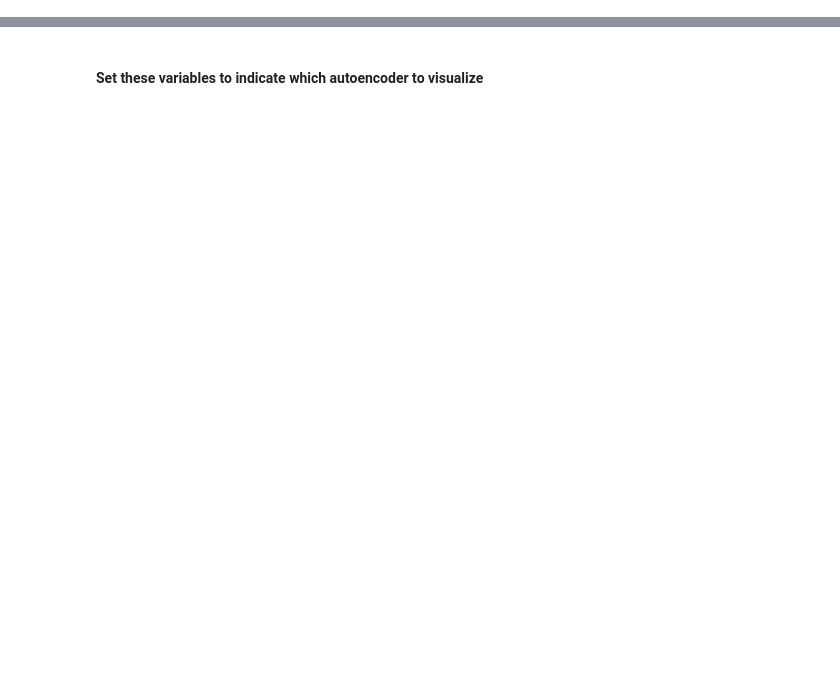
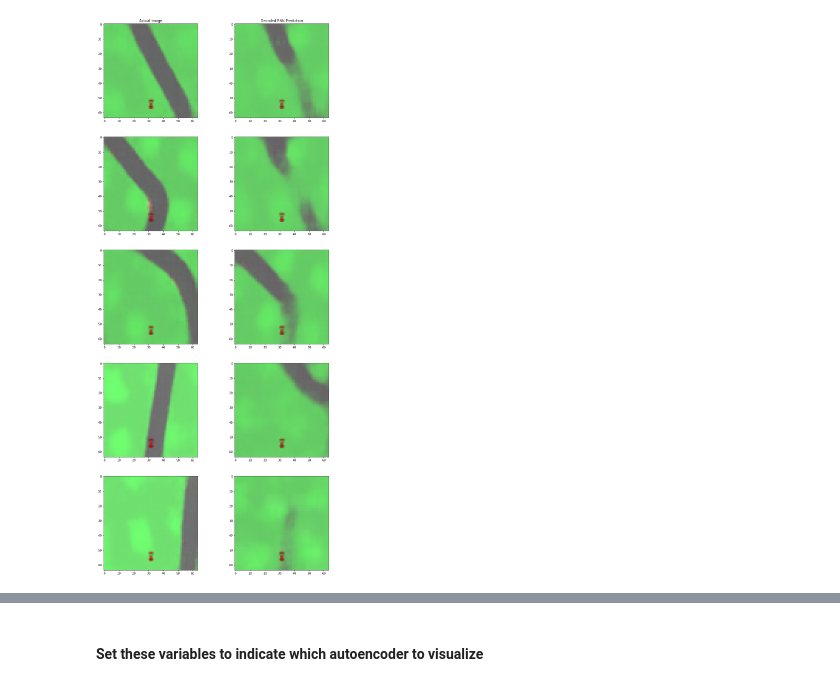
Before and after one commit to rbnprdy/WorldModelsKeras, a Jupyter notebook: visualize.ipynb, the cells around one changed output, grey strips where cells are left out. Cells and saved outputs as stored; diff of their text form; code cells hidden in the pictures; blank space fills up the shorter version.

Commit message:
train rnn ski

```diff
--- a/visualize.ipynb
+++ b/visualize.ipynb
@@ -12,0 +66,4 @@ from models.rnn import get_rnn
+# %%
+rnn_input = np.concatenate([z_true, actions], axis=-1)[:-1]
+rnn_input = np.reshape(rnn_input, (-1, 1, latent_dim+action_dim))
+z_pred = rnn_train.predict(rnn_input)
@@ -13 +142,11 @@ from models.rnn import get_rnn
+# %%
+fig, axes = plt.subplots(num_images, 2, figsize=(15, 35))
+axes[0][0].set_title('Actual Image')
+axes[0][1].set_title('Decoded RNN Prediction')
+for ax, im, gen in zip(axes, predictions_real[1:], predictions):
+    ax[0].imshow(im, interpolation='nearest')
+    ax[1].imshow(gen, interpolation='nearest')
+plt.savefig(output_file_rnn)
+# %% [output]
+[figure, added]
 # %% [markdown]
```
Also changed, not shown: parts of 21 cells of this notebook, 1 other file.
